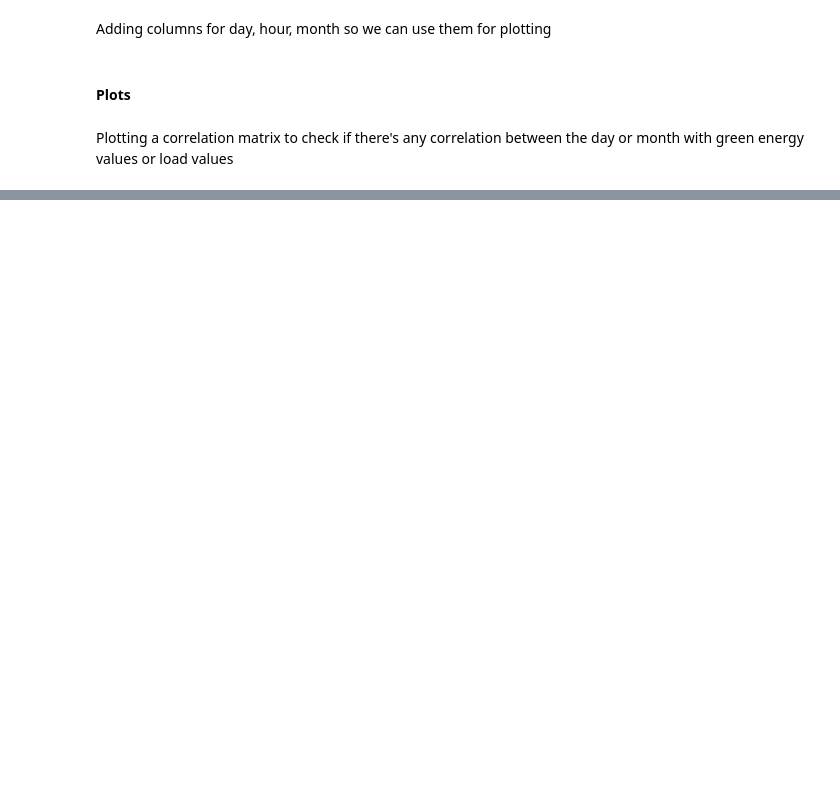
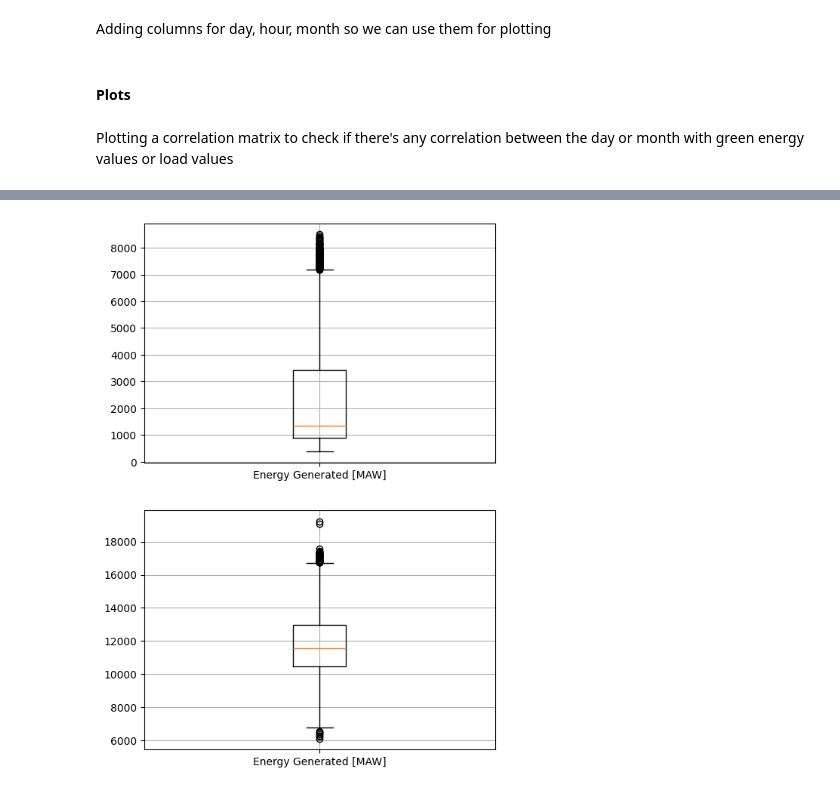
Before and after one commit to s-matke/eco-forecast, a Jupyter notebook: src/clean_data.ipynb, the cells around one changed output, grey strips where cells are left out. Saved outputs shown, nothing was run; the diff lists cells and outputs as text; code cells hidden in the pictures; blank space fills up the shorter version.

```diff
--- a/src/clean_data.ipynb
+++ b/src/clean_data.ipynb
@@ -173,0 +229,20 @@ plt.show()
+# %%
+df = pd.read_csv(FILE_PATH)
+df['StartTime'] = pd.to_datetime(df['StartTime'])
+# %%
+if df.isna().sum().sum() > 0:
+    df.interpolate(method='linear', limit_direction='both', inplace=True)
+# %%
+if df.isna().sum().sum() > 0:
+    df.interpolate(method='linear', limit_direction='both', inplace=True)
+
+    # Imputing outliers with mean value
+for col in df.columns:
+    outliers = identify_outliers(df[col])
+    if sum(outliers) == 0:
+        continue
+    print(f"{col}: Num of outliers: {sum(outliers)}")
+    print(df.loc[outliers, col])
+    print(df.loc[:, col].describe())
+    df.loc[outliers, col] = df[col].mean()
+    print()
@@ -173,0 +261,23 @@ plt.show()
+# %%
+"""
+    green_energy_SE
+    green_energy_HU
+"""
+
+plt.figure(figsize=(6, 14))
+plt.subplot(3, 1, 1)
+plt.boxplot([df['green_energy_HU']])
+plt.xticks([1], ["Energy Generated [MAW]"])
+plt.grid()
+
+plt.subplot(3, 1, 2)
+plt.boxplot([df['green_energy_SE']])
+plt.xticks([1], ["Energy Generated [MAW]"])
+plt.grid()
+
+# plt.subplot(3, 1, 3)
+# plt.boxplot([df['green_energy_IT']])
+# plt.xticks([1], ["Energy Generated [MAW]"])
+# plt.grid()
+# %% [output]
+[figure, added]
```
Also changed, not shown: parts of 43 cells of this notebook, 9 other files.
